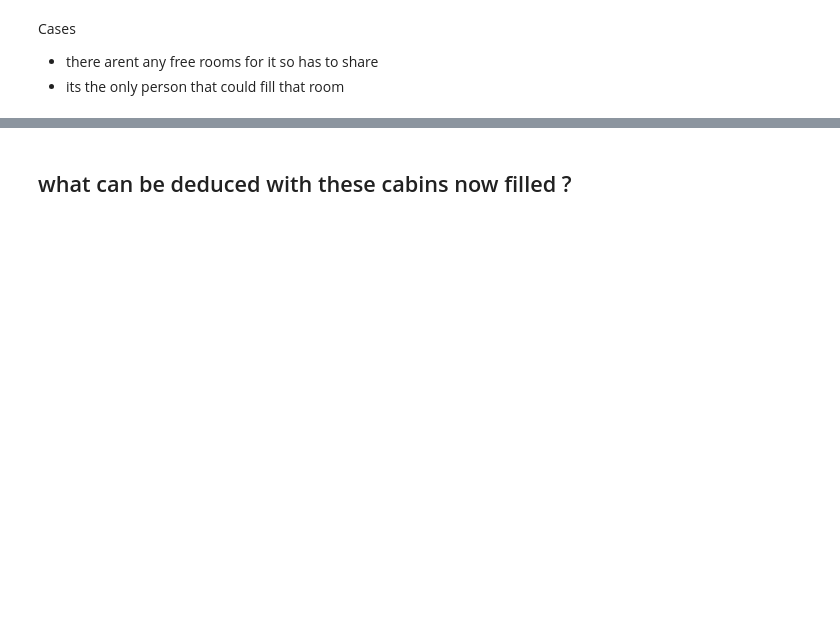
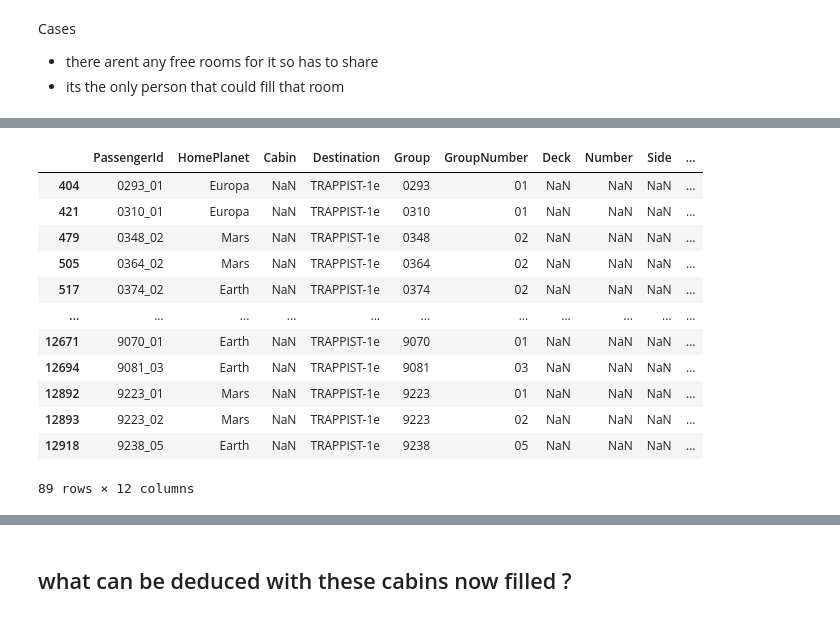
Before and after one commit to jacobsultan/cabin-for-spacetitanic-kaggle, a Jupyter notebook: firstruns.ipynb, the cells around one changed output, grey strips where cells are left out. Drawn from its saved outputs; the diff is of its cells as text; code cells hidden in the pictures; blank space fills up the shorter version.

```diff
--- a/firstruns.ipynb
+++ b/firstruns.ipynb
@@ -296,0 +387,16 @@ dtype: int64
+# %%
+df2[df2.Cabin.isna()]
+# %% [output]
+|  | PassengerId | HomePlanet | Cabin | Destination | Group | GroupNumber | Deck | Number | Side | ... |
+| 404 | 0293_01 | Europa | NaN | TRAPPIST-1e | 0293 | 01 | NaN | NaN | NaN | ... |
+| 421 | 0310_01 | Europa | NaN | TRAPPIST-1e | 0310 | 01 | NaN | NaN | NaN | ... |
+| 479 | 0348_02 | Mars | NaN | TRAPPIST-1e | 0348 | 02 | NaN | NaN | NaN | ... |
+| 505 | 0364_02 | Mars | NaN | TRAPPIST-1e | 0364 | 02 | NaN | NaN | NaN | ... |
+| 517 | 0374_02 | Earth | NaN | TRAPPIST-1e | 0374 | 02 | NaN | NaN | NaN | ... |
+| ... | ... | ... | ... | ... | ... | ... | ... | ... | ... | ... |
+| 12671 | 9070_01 | Earth | NaN | TRAPPIST-1e | 9070 | 01 | NaN | NaN | NaN | ... |
+| 12694 | 9081_03 | Earth | NaN | TRAPPIST-1e | 9081 | 03 | NaN | NaN | NaN | ... |
+| 12892 | 9223_01 | Mars | NaN | TRAPPIST-1e | 9223 | 01 | NaN | NaN | NaN | ... |
+| 12893 | 9223_02 | Mars | NaN | TRAPPIST-1e | 9223 | 02 | NaN | NaN | NaN | ... |
+| 12918 | 9238_05 | Earth | NaN | TRAPPIST-1e | 9238 | 05 | NaN | NaN | NaN | ... |
+89 rows × 12 columns
```
Also changed, not shown: parts of 25 cells of this notebook, 1 other file.
